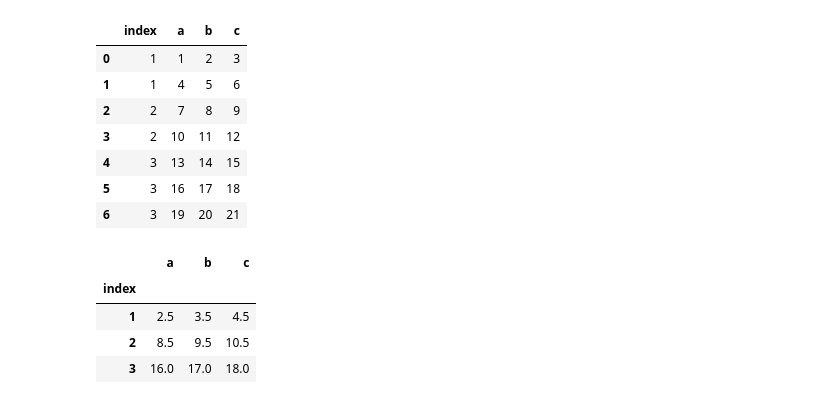
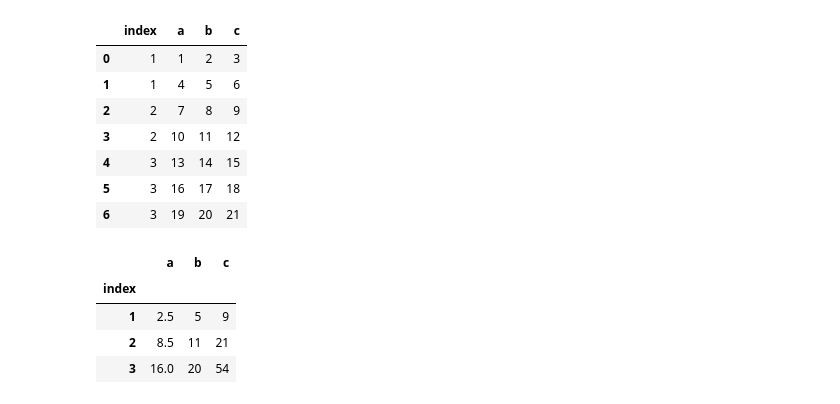
Before and after one commit to bnv20/kdt3, a Jupyter notebook: pandas_ 전처리_guide.ipynb, the cells around one changed output. Drawn from its saved outputs; the diff is of its cells as text; code cells hidden in the pictures.

```diff
--- a/pandas_ 전처리_guide.ipynb
+++ b/pandas_ 전처리_guide.ipynb
@@ -566,15 +566,17 @@ df
 # %%
 # 과제
 # Q1. index를 기준으로 3개 그룹으로 구분하여 a:평균, b:최대값, c:합계를
 # 각각 계산하여 출력하세요.
-d_g = df.groupby('index').mean()
-d_g
+# d_g = df.groupby('index').mean()
+agg_format={'a':'mean','b':'max','c':'sum'}
+df_g = df.groupby('index').agg(agg_format)
+df_g
 # %% [output]
 |  | a | b | c |
 | index |  |  |  |
-| 1 | 2.5 | 3.5 | 4.5 |
-| 2 | 8.5 | 9.5 | 10.5 |
-| 3 | 16.0 | 17.0 | 18.0 |
+| 1 | 2.5 | 5 | 9 |
+| 2 | 8.5 | 11 | 21 |
+| 3 | 16.0 | 20 | 54 |
 # %%
 # 과제
 # Q2. deck 열의 NaN 갯수를 계산하세요.
```
Also changed, not shown: parts of 53 cells of this notebook.
